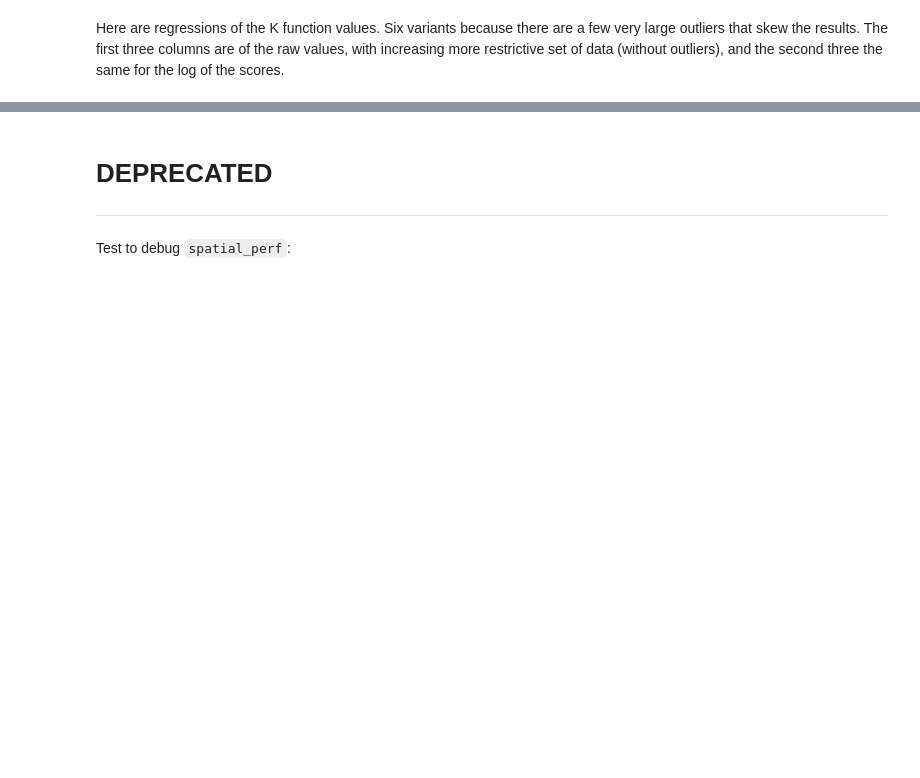
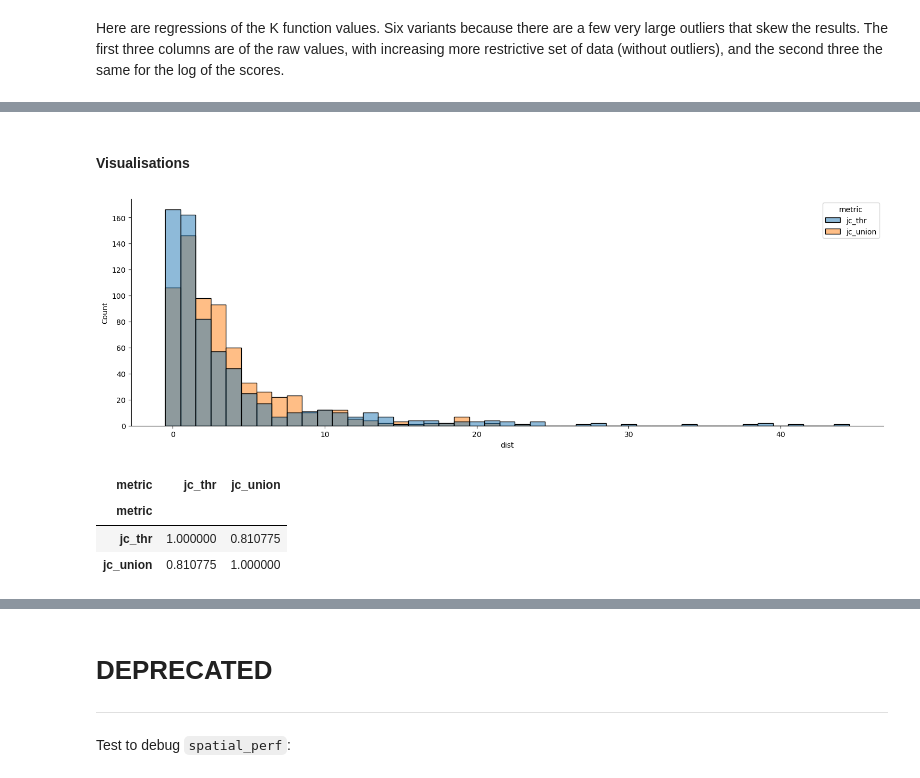
Before and after one commit to urbangrammarai/signature_ai, a Jupyter notebook: ai_experiments/production_model_performance.ipynb, the cells around one changed output, grey strips where cells are left out. Drawn from its saved outputs; the diff is of its cells as text; code cells hidden in the pictures; blank space fills up the shorter version.

Commit message:
Add spatial scores computation

```diff
--- a/ai_experiments/production_model_performance.ipynb
+++ b/ai_experiments/production_model_performance.ipynb
@@ -837,0 +953,12 @@ Here are regressions of the K function values. Six variants because there are a
+# %%
+%%time
+sp_metrics = []
+for csa in tqdm(tools.csa_order):
+    tab = db.query(
+        f'(split == "ml_val") & (chipsize_arch == "{csa}")'
+    ).drop(columns=['split', 'chipsize_arch'])
+    sp_metrics.append(
+        tools.sp_process_csa((tab, csa, None, 'label', True, False))
+    )
+sp_metrics = pandas.concat(sp_metrics, ignore_index=True)
+sp_metrics.to_parquet('/home/jovyan/sp_metrics_jc.pq')
@@ -837,0 +970,7 @@ Here are regressions of the K function values. Six variants because there are a
+# %%
+%%time
+jc_dists = sp_metrics.groupby(
+    ['csa', 'signature', 'metric']
+).apply(
+    tools.score_distance, pct=False
+).reset_index().drop(columns='level_3')
@@ -837,0 +980,17 @@ Here are regressions of the K function values. Six variants because there are a
+# %% [markdown]
+#### Visualisations
+# %%
+sns.displot(
+    jc_dists, x='dist', hue='metric', aspect=3, facet_kws={'legend_out': False}
+);
+# %% [output]
+[figure, added]
+# %%
+jc_dists.pivot(
+    index=['csa', 'signature', 'model'], columns='metric', values='dist'
+).dropna().astype(float).corr()
+# %% [output]
+| metric | jc_thr | jc_union |
+| metric |  |  |
+| jc_thr | 1.000000 | 0.810775 |
+| jc_union | 0.810775 | 1.000000 |
```
Also changed, not shown: parts of 49 cells of this notebook, 1 other file.
